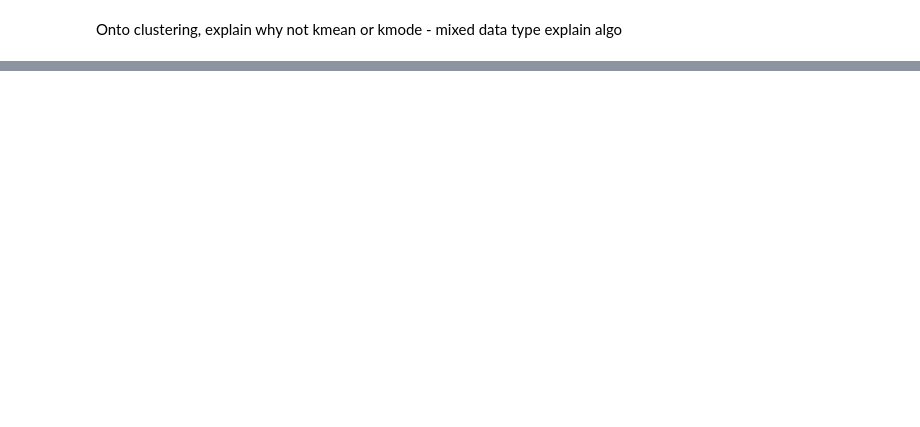
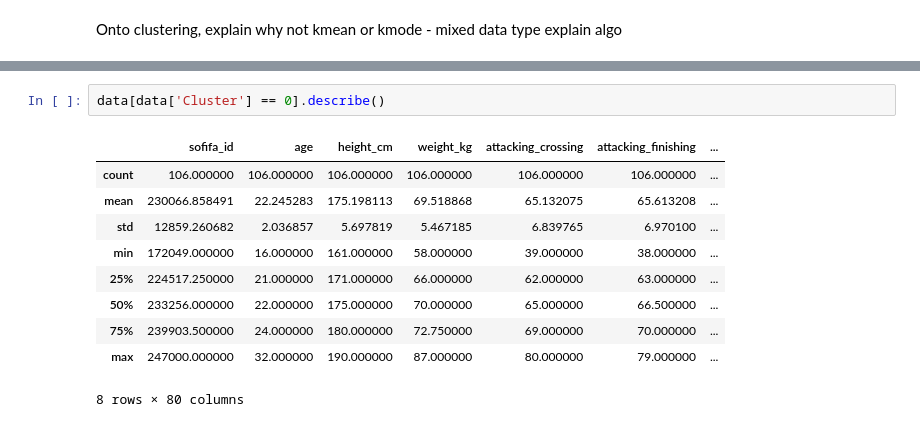
Before and after one commit to hanessteven/Hanes_Projects, a Jupyter notebook: FIFA_Unsupervised/Unsupervised.ipynb, the cells around one changed output, grey strips where cells are left out. Drawn from its saved outputs; the diff is of its cells as text; blank space fills up the shorter version.

```diff
--- a/FIFA_Unsupervised/Unsupervised.ipynb
+++ b/FIFA_Unsupervised/Unsupervised.ipynb
@@ -227,0 +272,13 @@ ax = famd.plot_row_coordinates(data, ax=None, figsize=(12, 12), x_component=0, y
+# %%
+data[data['Cluster'] == 0].describe()
+# %% [output]
+|  | sofifa_id | age | height_cm | weight_kg | attacking_crossing | attacking_finishing | ... |
+| count | 106.000000 | 106.000000 | 106.000000 | 106.000000 | 106.000000 | 106.000000 | ... |
+| mean | 230066.858491 | 22.245283 | 175.198113 | 69.518868 | 65.132075 | 65.613208 | ... |
+| std | 12859.260682 | 2.036857 | 5.697819 | 5.467185 | 6.839765 | 6.970100 | ... |
+| min | 172049.000000 | 16.000000 | 161.000000 | 58.000000 | 39.000000 | 38.000000 | ... |
+| 25% | 224517.250000 | 21.000000 | 171.000000 | 66.000000 | 62.000000 | 63.000000 | ... |
+| 50% | 233256.000000 | 22.000000 | 175.000000 | 70.000000 | 65.000000 | 66.500000 | ... |
+| 75% | 239903.500000 | 24.000000 | 180.000000 | 72.750000 | 69.000000 | 70.000000 | ... |
+| max | 247000.000000 | 32.000000 | 190.000000 | 87.000000 | 80.000000 | 79.000000 | ... |
+8 rows × 80 columns
```
Also changed, not shown: parts of 19 cells of this notebook, 3 other files.
